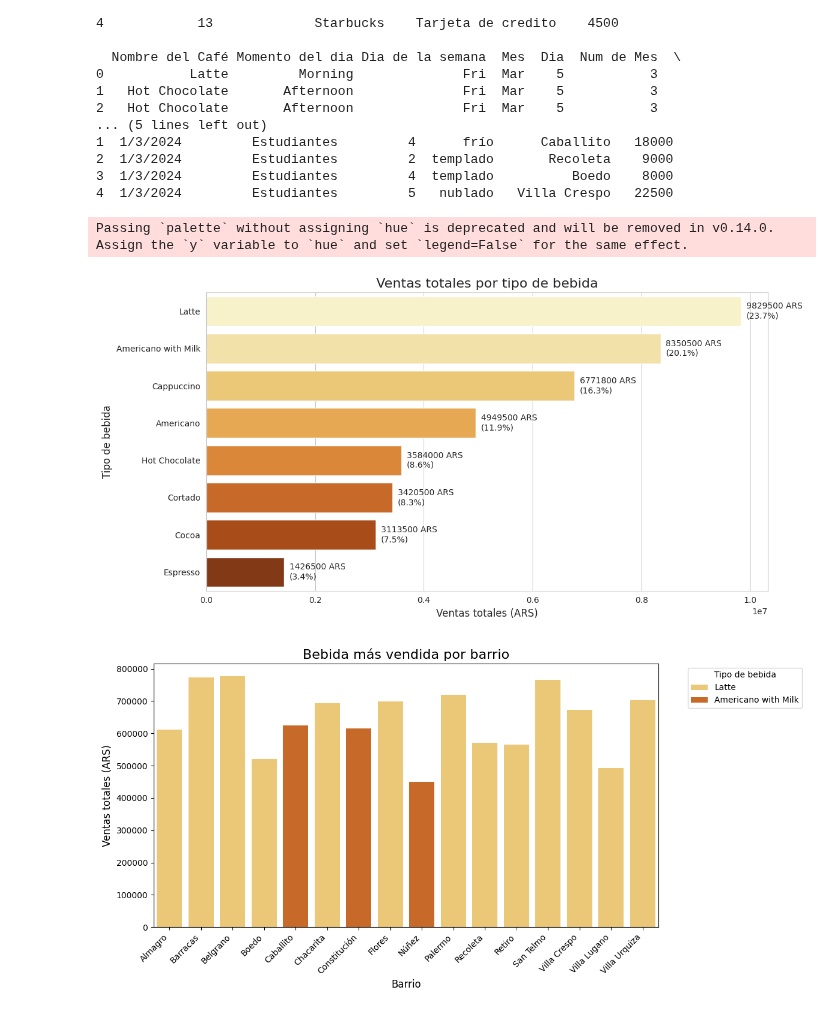
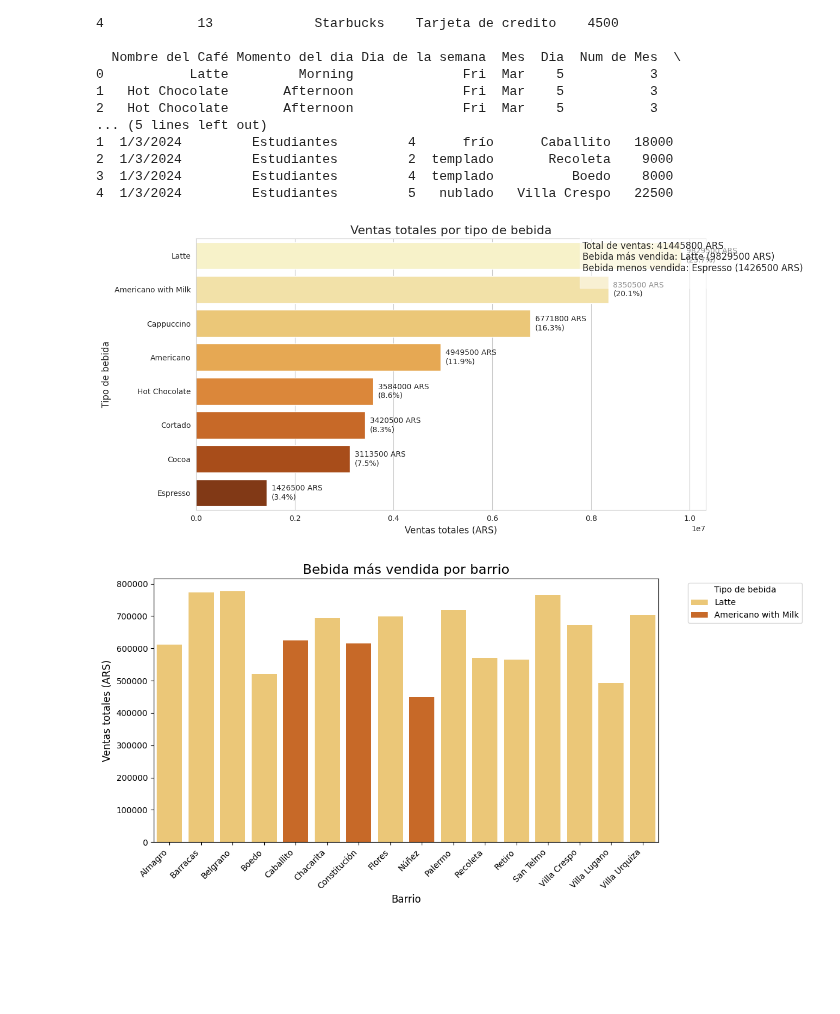
Before and after one commit to estemartinez87-cell/ProyectoConsumodeCafeI-MartinezEstela, a Jupyter notebook: Analisis_del_consumo_del_cafe.ipynb, the cells around one changed output. Cells and saved outputs as stored; diff of their text form; code cells hidden in the pictures; blank space fills up the shorter version.

```diff
--- a/Analisis_del_consumo_del_cafe.ipynb
+++ b/Analisis_del_consumo_del_cafe.ipynb
@@ -75,45 +75,52 @@ import matplotlib.pyplot as plt
 import seaborn as sns
 import pandas as pd
 
+# Supongamos que ya tienes tu DataFrame df
+# df = pd.read_csv("tus_datos.csv")  # ejemplo de carga
 
 # Calcular ventas totales por bebida
 ventas_por_bebida = df.groupby("Nombre del Café")["Ventas"].sum().sort_values(ascending=False)
 ventas_totales = ventas_por_bebida.sum()
 
-# Crear el gráfico de barras
+# Crear el gráfico de barras evitando la advertencia
 plt.figure(figsize=(12, 6))
 sns.barplot(
     x=ventas_por_bebida.values,
     y=ventas_por_bebida.index,
-    palette="YlOrBr"
+    hue=ventas_por_bebida.index,  # asignamos hue para cada barra
+    dodge=False,                   # no separar barras
+    palette="YlOrBr",
+    legend=False                   # no mostrar leyenda
 )
 
 # Personalizar el gráfico
 plt.title("Ventas totales por tipo de bebida", fontsize=16)
 plt.xlabel("Ventas totales (ARS)", fontsize=12)
 plt.ylabel("Tipo de bebida", fontsize=12)
 
 # Mostrar valores y porcentaje sobre las barras
 for i, valor in enumerate(ventas_por_bebida.values):
     porcentaje = 100 * valor / ventas_totales
     plt.text(valor + ventas_por_bebida.max() * 0.01, i,
              f"{valor:.0f} ARS\n({porcentaje:.1f}%)", va="center", fontsize=10)
 
 # Crear texto del cuadro explicativo
 max_bebida = ventas_por_bebida.idxmax()
 min_bebida = ventas_por_bebida.idxmin()
 
 texto_info = f"""
 Total de ventas: {ventas_totales:.0f} ARS
 Bebida más vendida: {max_bebida} ({ventas_por_bebida[max_bebida]:.0f} ARS)
 Bebida menos vendida: {min_bebida} ({ventas_por_bebida[min_bebida]:.0f} ARS)
 """
 
+# Mostrar el cuadro explicativo en la esquina superior derecha
+plt.gcf().text(0.75, 0.8, texto_info, fontsize=12, bbox=dict(facecolor='white', alpha=0.5))
+
 plt.tight_layout()
 plt.show()
 # %% [output]
-Passing `palette` without assigning `hue` is deprecated and will be removed in v0.14.0. Assign the `y` variable to `hue` and set `legend=False` for the same effect.
-[figure, old version]
+[figure, new version]
 # %%
 import matplotlib.pyplot as plt
 import seaborn as sns
```
